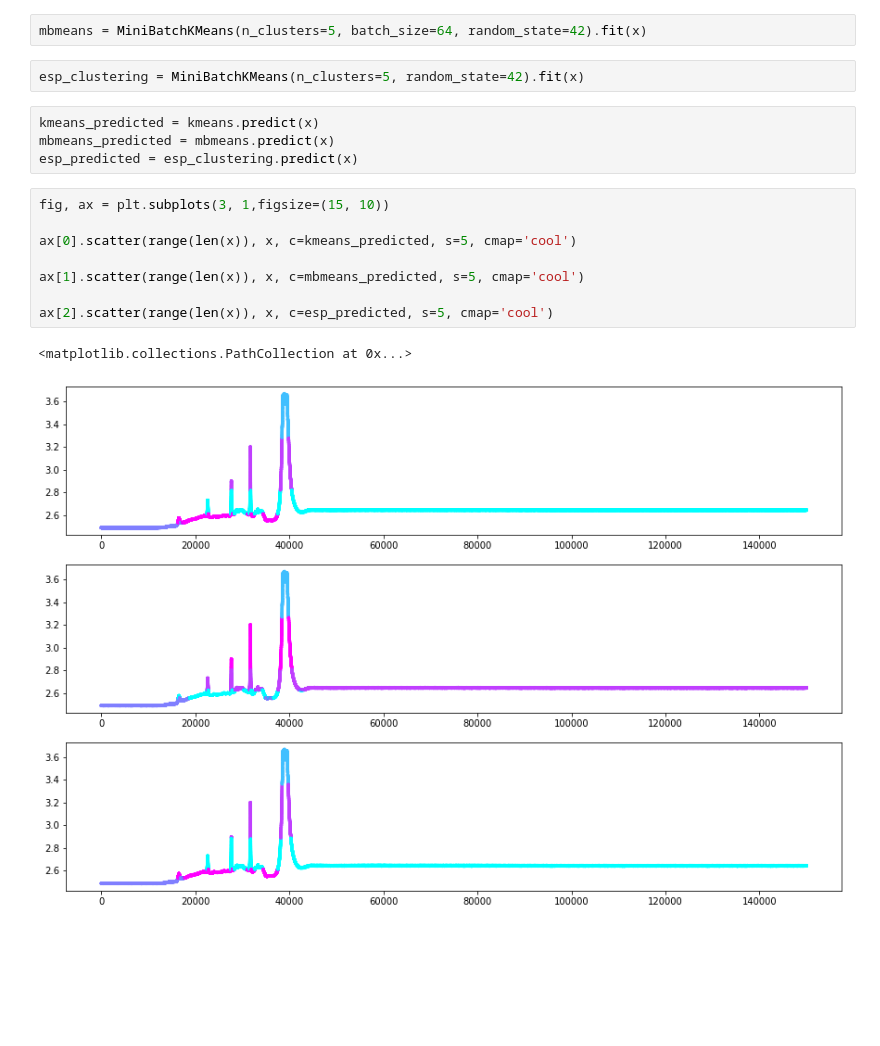
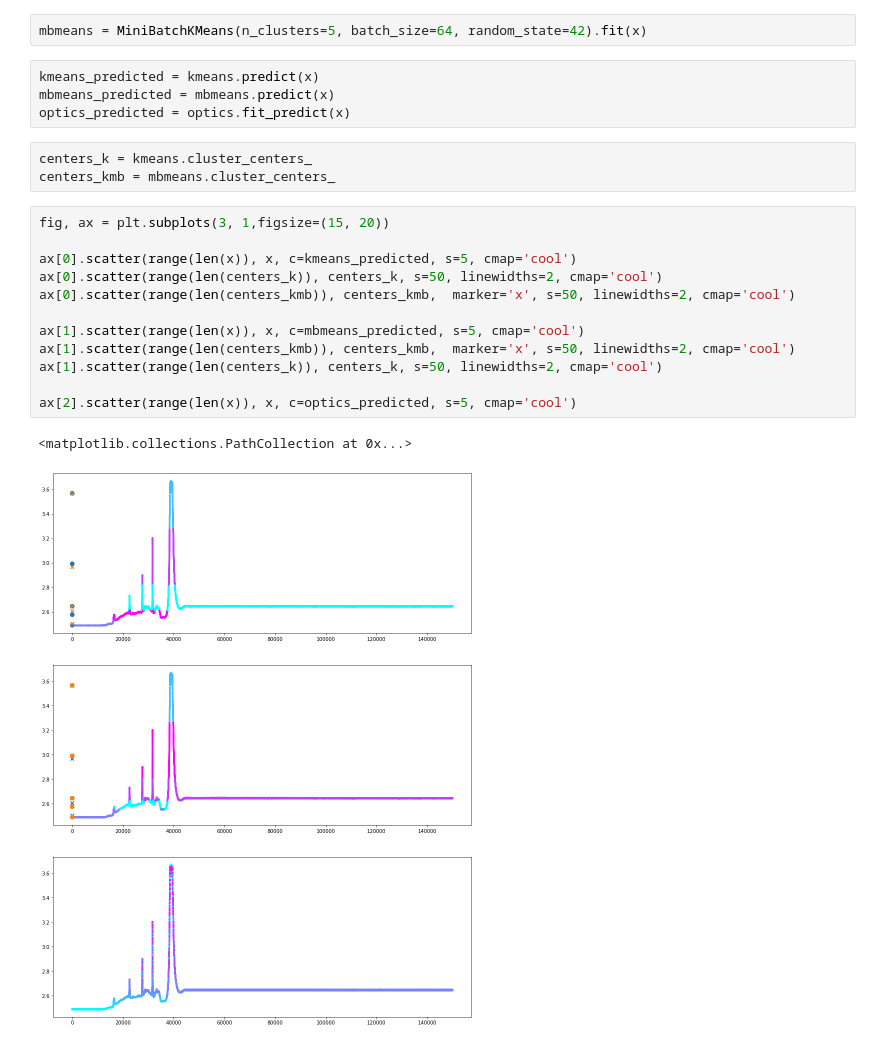
Before and after one commit to PIG-instrumental-PI2/PIG_model, a Jupyter notebook: model_creator.ipynb, the cells around one changed output. Saved outputs shown, nothing was run; the diff lists cells and outputs as text; blank space fills up the shorter version.

```diff
--- a/model_creator.ipynb
+++ b/model_creator.ipynb
@@ -92,20 +92,25 @@ array([[2.4881],
 kmeans = KMeans(n_clusters=5, random_state=42).fit(x)
 # %%
 mbmeans = MiniBatchKMeans(n_clusters=5, batch_size=64, random_state=42).fit(x)
-# %%
-esp_clustering = MiniBatchKMeans(n_clusters=5, random_state=42).fit(x)
 # %%
 kmeans_predicted = kmeans.predict(x)
 mbmeans_predicted = mbmeans.predict(x)
-esp_predicted = esp_clustering.predict(x)
+optics_predicted = optics.fit_predict(x)
+# %%
+centers_k = kmeans.cluster_centers_
+centers_kmb = mbmeans.cluster_centers_
 # %%
-fig, ax = plt.subplots(3, 1,figsize=(15, 10))
+fig, ax = plt.subplots(3, 1,figsize=(15, 20))
 
 ax[0].scatter(range(len(x)), x, c=kmeans_predicted, s=5, cmap='cool')
+ax[0].scatter(range(len(centers_k)), centers_k, s=50, linewidths=2, cmap='cool')
+ax[0].scatter(range(len(centers_kmb)), centers_kmb,  marker='x', s=50, linewidths=2, cmap='cool')
 
 ax[1].scatter(range(len(x)), x, c=mbmeans_predicted, s=5, cmap='cool')
+ax[1].scatter(range(len(centers_kmb)), centers_kmb,  marker='x', s=50, linewidths=2, cmap='cool')
+ax[1].scatter(range(len(centers_k)), centers_k, s=50, linewidths=2, cmap='cool')
 
-ax[2].scatter(range(len(x)), x, c=esp_predicted, s=5, cmap='cool')
+ax[2].scatter(range(len(x)), x, c=optics_predicted, s=5, cmap='cool')
 # %% [output]
 <matplotlib.collections.PathCollection at 0x...>
-[figure, old version]
+[figure, new version]
```
Also changed, not shown: parts of 1 cell of this notebook.
